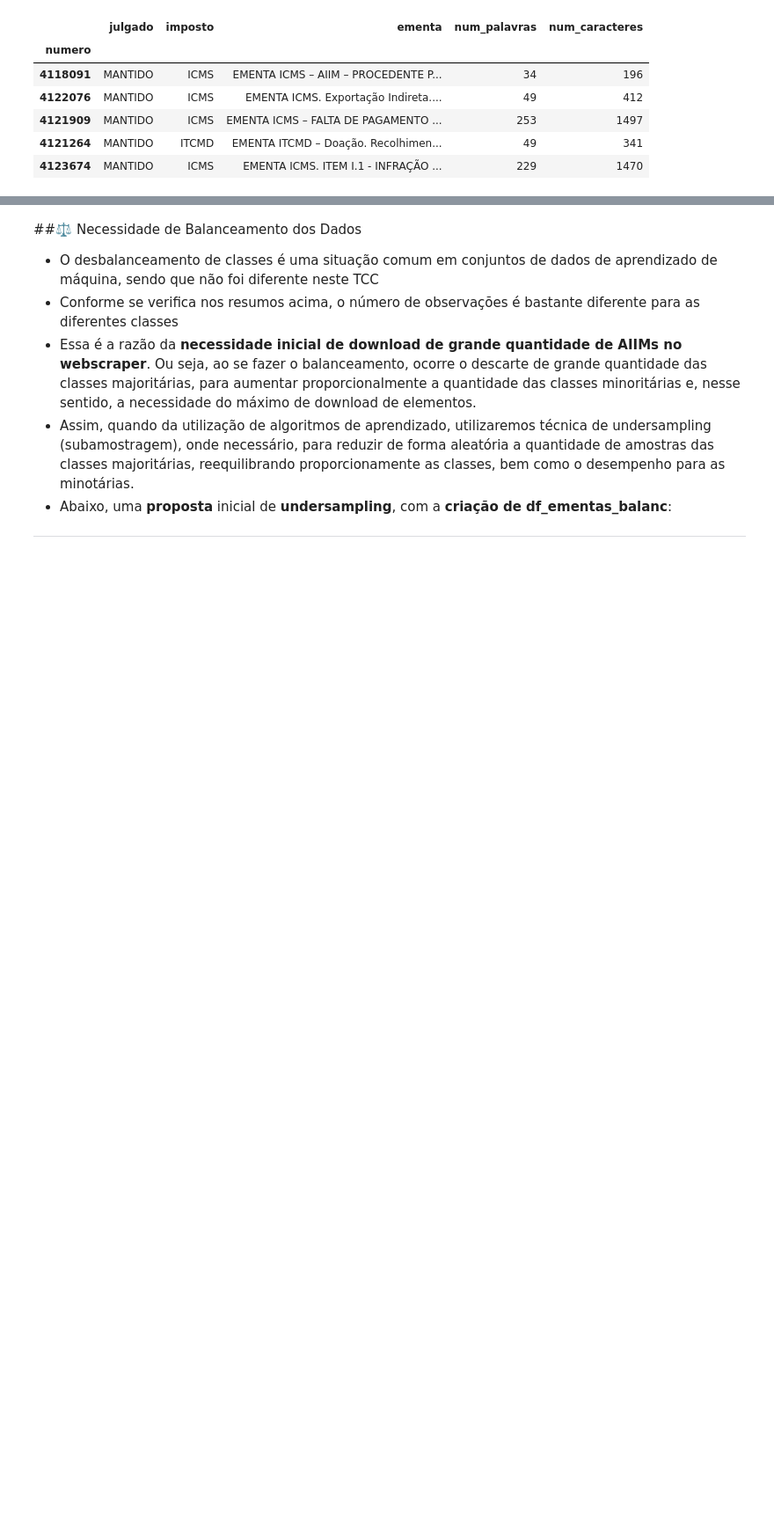
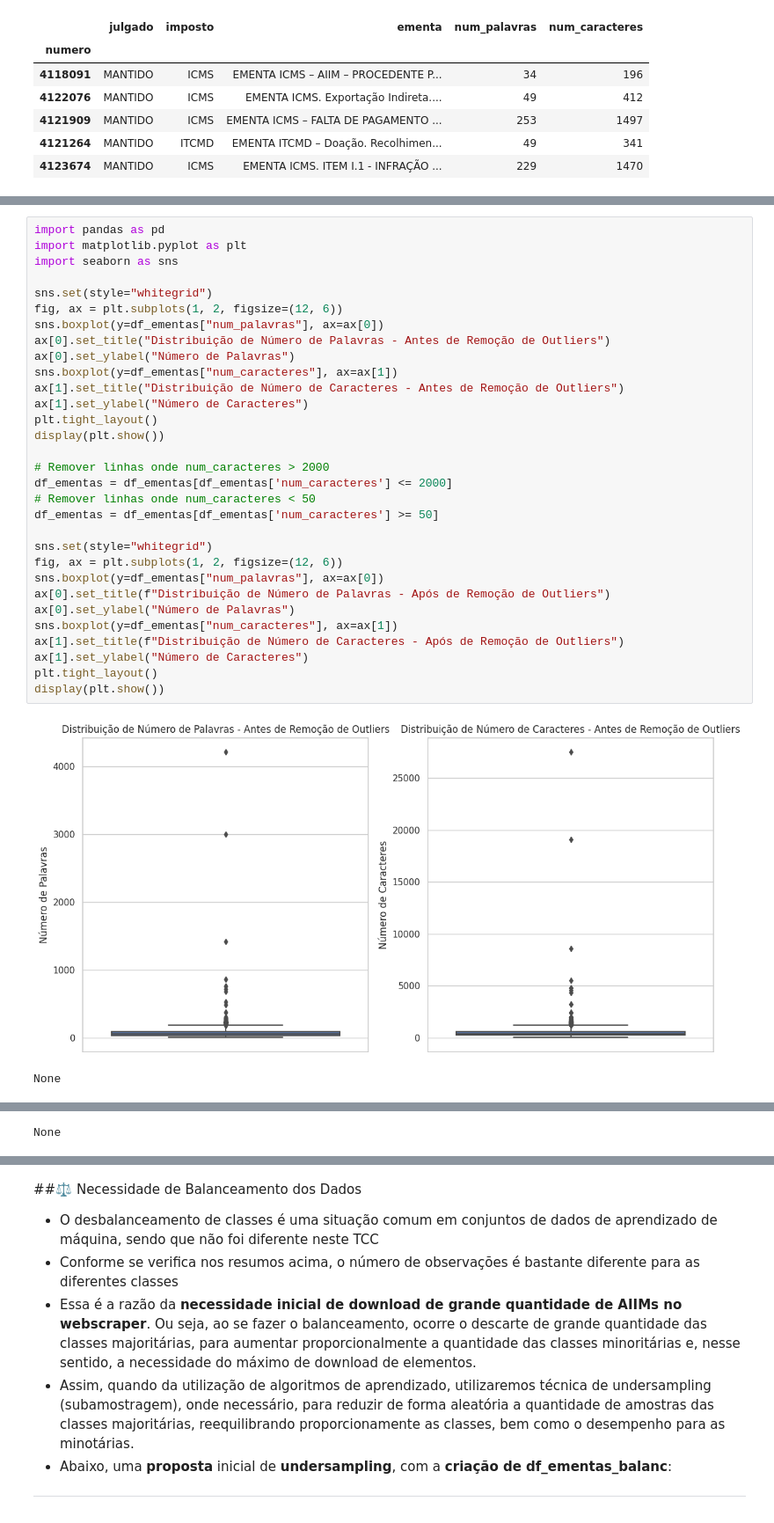
Before and after one commit to pmarote/tcc, a Jupyter notebook: tcc.ipynb, the cells around one changed output, grey strips where cells are left out. Shown: that part at 88% size. Drawn from its saved outputs; the diff is of its cells as text; blank space fills up the shorter version.

```diff
--- a/tcc.ipynb
+++ b/tcc.ipynb
@@ -683,0 +690,34 @@ Dataframe df_ementas - definição final, com targets. Qtd de linhas:1950
+# %%
+import pandas as pd
+import matplotlib.pyplot as plt
+import seaborn as sns
+
+sns.set(style="whitegrid")
+fig, ax = plt.subplots(1, 2, figsize=(12, 6))
+sns.boxplot(y=df_ementas["num_palavras"], ax=ax[0])
+ax[0].set_title("Distribuição de Número de Palavras - Antes de Remoção de Outliers")
+ax[0].set_ylabel("Número de Palavras")
+sns.boxplot(y=df_ementas["num_caracteres"], ax=ax[1])
+ax[1].set_title("Distribuição de Número de Caracteres - Antes de Remoção de Outliers")
+ax[1].set_ylabel("Número de Caracteres")
+plt.tight_layout()
+display(plt.show())
+
+# Remover linhas onde num_caracteres > 2000
+df_ementas = df_ementas[df_ementas['num_caracteres'] <= 2000]
+# Remover linhas onde num_caracteres < 50
+df_ementas = df_ementas[df_ementas['num_caracteres'] >= 50]
+
+sns.set(style="whitegrid")
+fig, ax = plt.subplots(1, 2, figsize=(12, 6))
+sns.boxplot(y=df_ementas["num_palavras"], ax=ax[0])
+ax[0].set_title(f"Distribuição de Número de Palavras - Após de Remoção de Outliers")
+ax[0].set_ylabel("Número de Palavras")
+sns.boxplot(y=df_ementas["num_caracteres"], ax=ax[1])
+ax[1].set_title(f"Distribuição de Número de Caracteres - Após de Remoção de Outliers")
+ax[1].set_ylabel("Número de Caracteres")
+plt.tight_layout()
+display(plt.show())
+# %% [output]
+[figure, added]
+None
@@ -684,3 +725,4 @@ Dataframe df_ementas - definição final, com targets. Qtd de linhas:1950
+None
 # %%
 def mostra_resumos(df_ementas, nome_dataframe):
     display(HTML(f'<h3>Resumos de {nome_dataframe}: (Qtd Total: {df_ementas.shape[0]})</h3>'))
```
Also changed, not shown: parts of 11 cells of this notebook.
